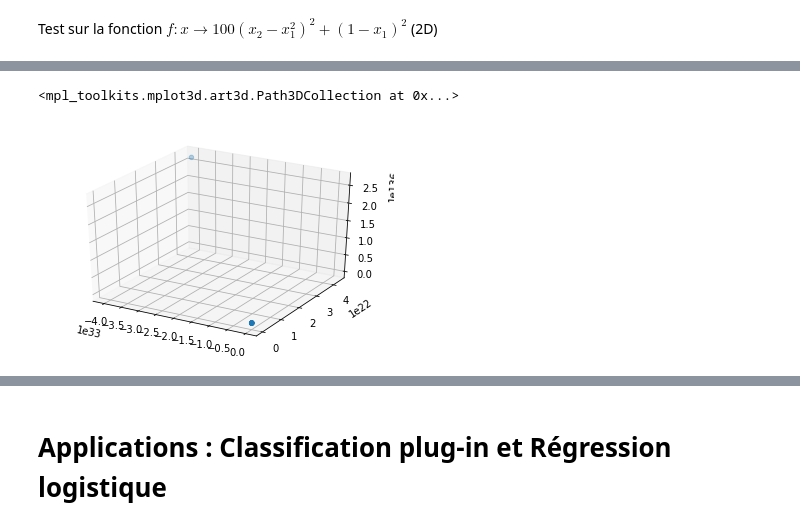
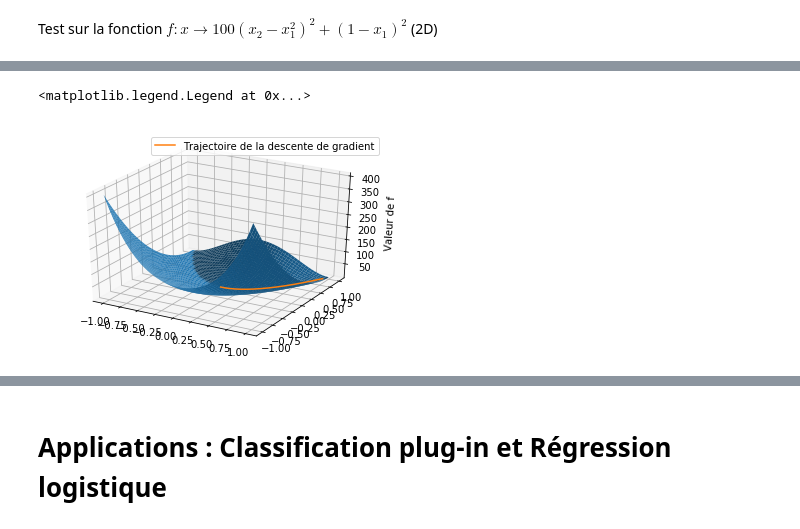
Before and after one commit to PierreBoyeau/classification-gradient_descend, a Jupyter notebook: gradient_classiefiers.ipynb, the cells around one changed output, grey strips where cells are left out. Drawn from its saved outputs; the diff is of its cells as text; code cells hidden in the pictures.

Commit message:
Descente gradient fonctionne

```diff
--- a/gradient_classiefiers.ipynb
+++ b/gradient_classiefiers.ipynb
@@ -273,4 +273,4 @@ Test sur la fonction $f:x \rightarrow 100(x_2 - x_1^2)^2 + (1 - x_1)^2$ (2D)
 # %%
 func = lambda x: 100 * np.power((x[1] - np.power(x[0], 2)), 2) + np.power((1 - x[0]), 2)
 dfunc = lambda x: np.array([200 * (x[1] - np.power(x[0], 2)) * (-2 * x[0]) - 2 * (1 - x[0]), 200 * (x[1] - np.power(x[0], 2))])
-x2, f2, d2 = optimize(func, dfunc, xinit=np.array([0,0]), eps=.1)
+x2, f2, d2 = optimize(func, dfunc, xinit=np.array([0,0]), eps=1e-4, max_iter=50000)
@@ -302,17 +287,19 @@ plt.plot(n_iter, np.linalg.norm(d2, axis=1))
 # %%
 from mpl_toolkits.mplot3d import Axes3D
 import matplotlib.pyplot as plt
 import numpy as np
 
 len_grid = 50j
 f = lambda x, y: 100 * np.power((y - np.power(x, 2)), 2) + np.power((1 - x), 2)
-xgrid, ygrid = np.mgrid[-2:2:len_grid, -2:2:len_grid]
+xgrid, ygrid = np.mgrid[-1:1:len_grid, -1:1:len_grid]
 z = f(xgrid, ygrid)
 
 fig = plt.figure()
 ax = fig.gca(projection='3d')
 ax.plot_surface(xgrid, ygrid, z)
-ax.scatter(x2[:,0], x2[:,1], f2)
+ax.plot(x2[:,0], x2[:,1], f2, label='Trajectoire de la descente de gradient')
+ax.set_zlabel('Valeur de f')
+plt.legend()
 # %% [output]
-<mpl_toolkits.mplot3d.art3d.Path3DCollection at 0x...>
+<matplotlib.legend.Legend at 0x...>
-[figure, old version]
+[figure, new version]
```
Also changed, not shown: parts of 10 cells of this notebook, 1 other file.
